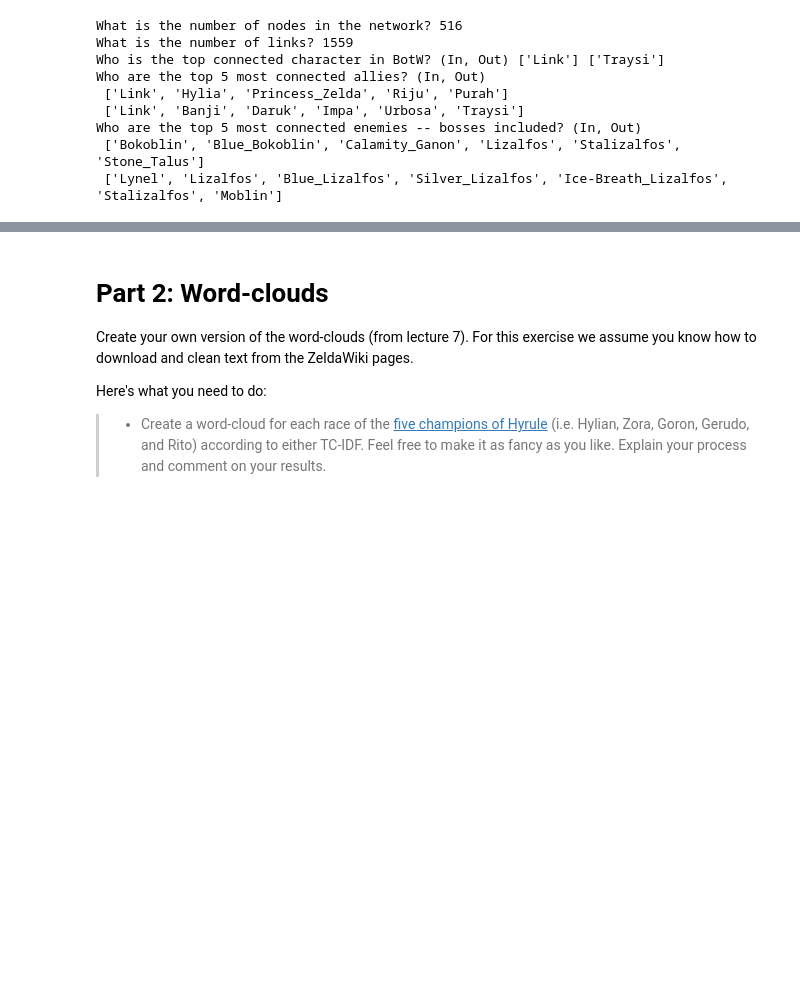
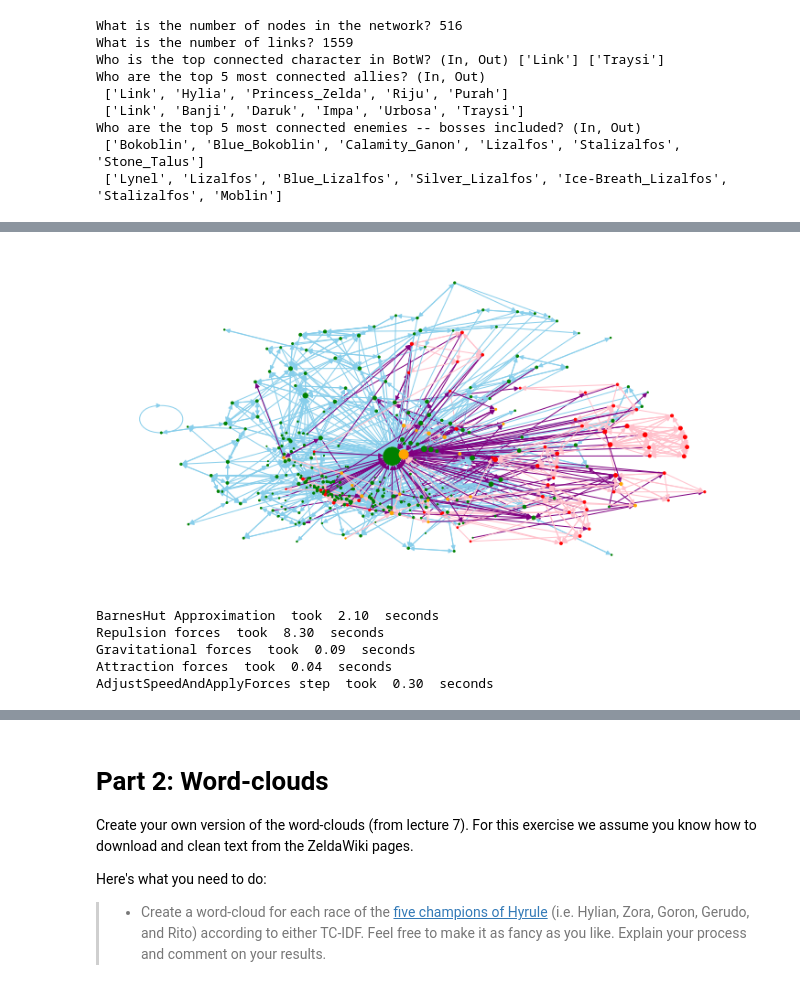
Before and after one commit to OlineVEZA/Project, a Jupyter notebook: assignments/Assignment2.ipynb, the cells around one changed output, grey strips where cells are left out. Cells and saved outputs as stored; diff of their text form; code cells hidden in the pictures; blank space fills up the shorter version.

```diff
--- a/assignments/Assignment2.ipynb
+++ b/assignments/Assignment2.ipynb
@@ -280,0 +350,31 @@ plt.show()
+# %%
+def edge_role_lookup(A,  B, role_lookup):
+    Arole = role_lookup[A]
+    Brole = role_lookup[B]
+    if Arole == Brole:
+        if Arole == "Ally":
+            return "skyblue"
+        else:
+            return "pink"
+    else:
+        return "purple"
+
+GCC_ = GCC
+edge_list = list(GCC_.edges)
+role_lookup = nx.get_node_attributes(GCC_, "role")
+
+
+edge_colors = [edge_role_lookup(nodeA, nodeB, role_lookup) for (nodeA, nodeB) in edge_list]
+color_map = {
+    "Ally": "green",
+    "Enemy": "red",
+    "Boss": "orange"
+}
+role_list = [node[1]["role"] for node in list(GCC_.nodes.data())]
+color_values = [color_map[role] for role in role_list]
+
+#size_list = [node[1]["word_count"] for node in list(undirected_largest_cc.nodes.data())]
+#size_list = [(x/max(size_list))*300 for x in size_list]
+size_list = [node[1] for node in list(GCC_.degree)]
+# %% [output]
+[figure, added]
@@ -280,0 +392,8 @@ plt.show()
+# %%
+positions = forceatlas2.forceatlas2_networkx_layout(GCC_, pos=None, iterations=2000)
+# %% [output]
+BarnesHut Approximation  took  2.10  seconds
+Repulsion forces  took  8.30  seconds
+Gravitational forces  took  0.09  seconds
+Attraction forces  took  0.04  seconds
+AdjustSpeedAndApplyForces step  took  0.30  seconds
```
Also changed, not shown: parts of 9 cells of this notebook.
